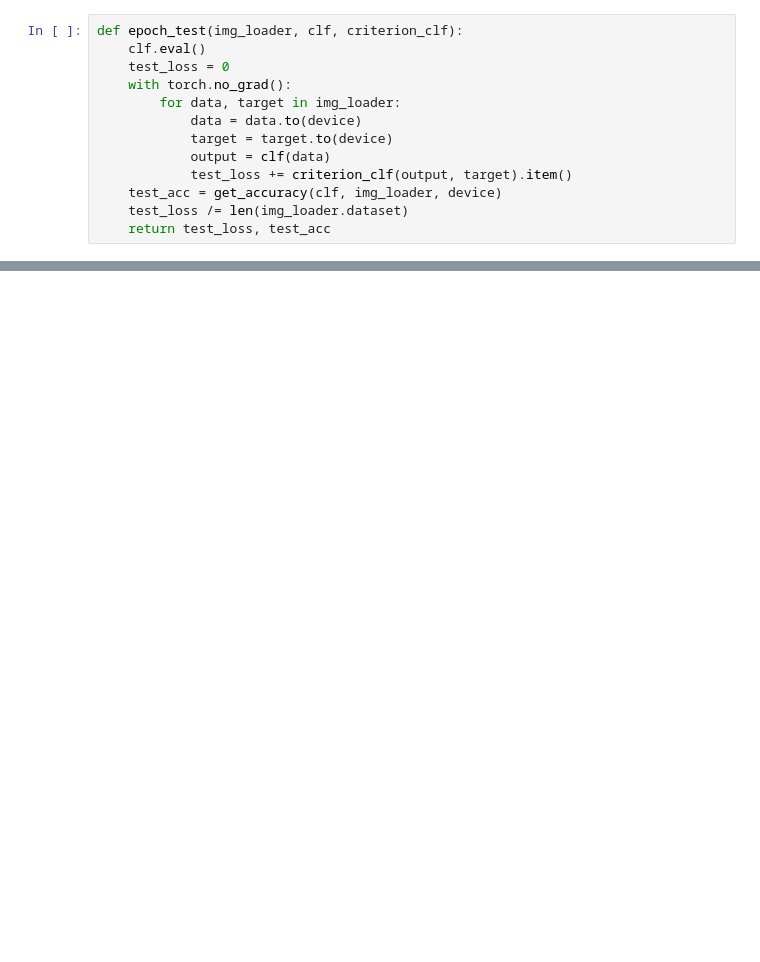
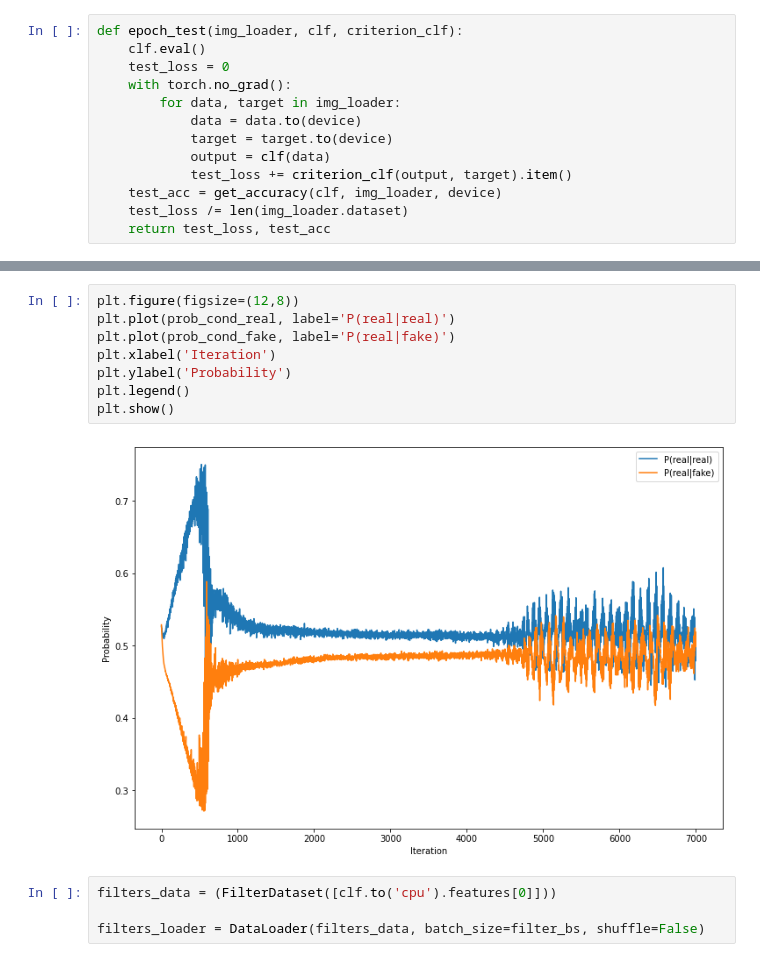
Before and after one commit to realfolkcode/AdversarialRegularization, a Jupyter notebook: regularization.ipynb, the cells around one changed output, grey strips where cells are left out. Cells and saved outputs as stored; diff of their text form; blank space fills up the shorter version.

```diff
--- a/regularization.ipynb
+++ b/regularization.ipynb
@@ -555,0 +582,14 @@ plt.show()
+# %%
+plt.figure(figsize=(12,8))
+plt.plot(prob_cond_real, label='P(real|real)')
+plt.plot(prob_cond_fake, label='P(real|fake)')
+plt.xlabel('Iteration')
+plt.ylabel('Probability')
+plt.legend()
+plt.show()
+# %% [output]
+[figure, added]
+# %%
+filters_data = (FilterDataset([clf.to('cpu').features[0]]))
+
+filters_loader = DataLoader(filters_data, batch_size=filter_bs, shuffle=False)
```
Also changed, not shown: parts of 9 cells of this notebook.
